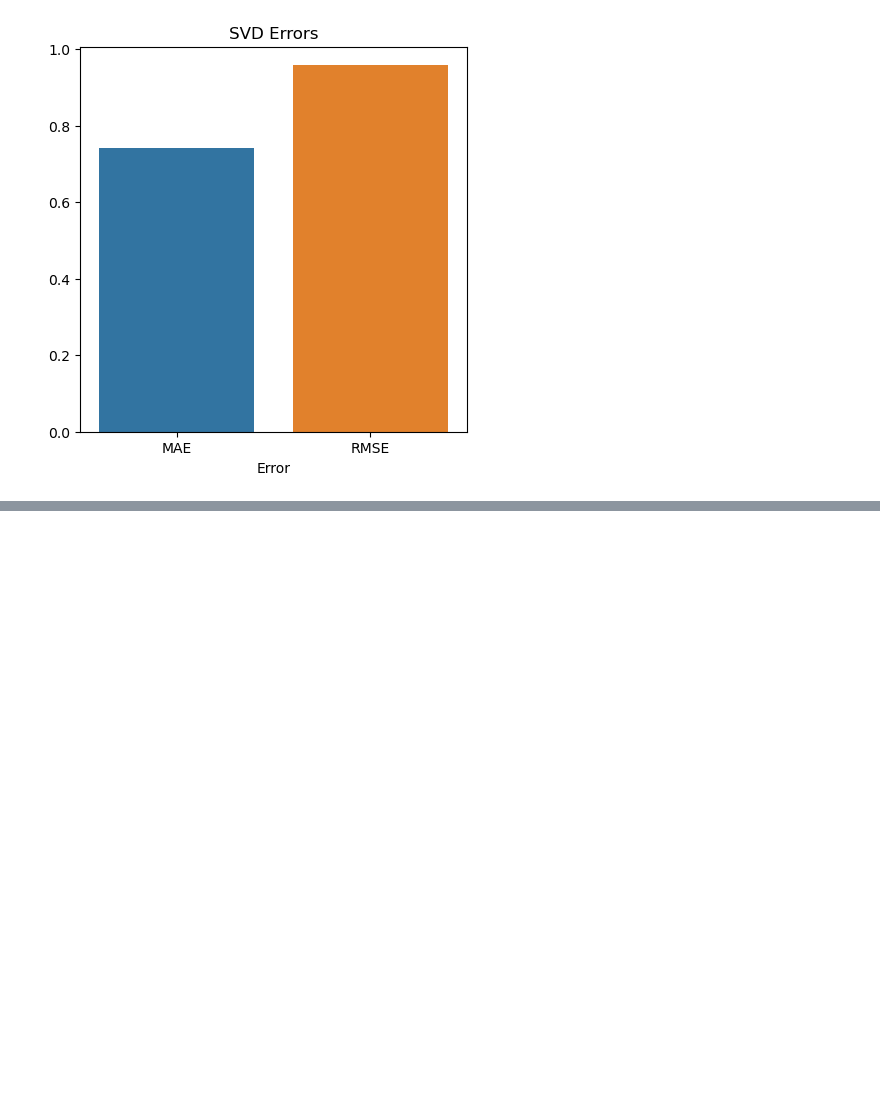
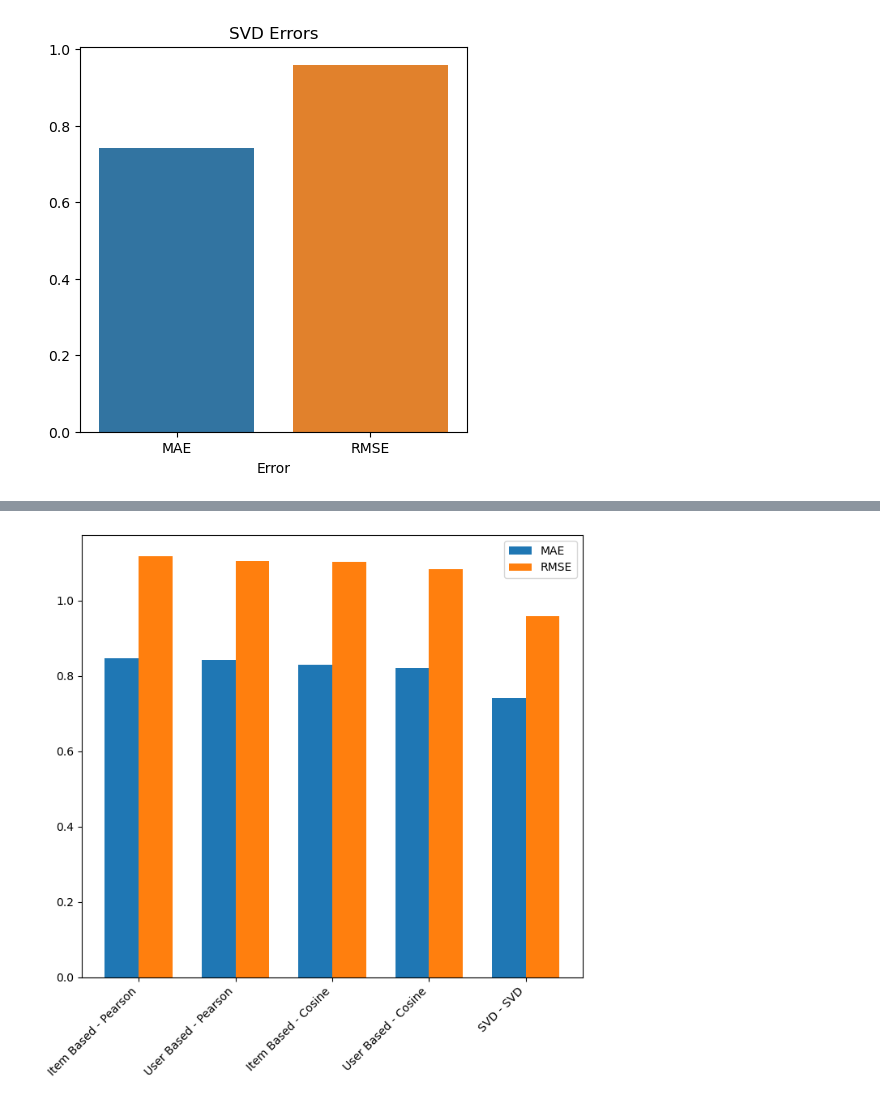
Before and after one commit to moderyg1/CSIT557-Recommendation-System, a Jupyter notebook: notebooks/comparisons.ipynb, the cells around one changed output, grey strips where cells are left out. Saved outputs shown, nothing was run; the diff lists cells and outputs as text; code cells hidden in the pictures; blank space fills up the shorter version.

```diff
--- a/notebooks/comparisons.ipynb
+++ b/notebooks/comparisons.ipynb
@@ -53,0 +66,3 @@ svd
+# %%
+df_all = df_all.reset_index(drop=True).sort_values("MAE", ascending=False)
+df_all
@@ -53,0 +76,19 @@ svd
+# %%
+import numpy as np
+
+plt.figure(figsize=(7,7))
+
+x = np.arange(len(df_all))
+width = 0.35
+
+plt.bar(x - width/2, df_all["MAE"], width, label="MAE")
+plt.bar(x + width/2, df_all["RMSE"], width, label="RMSE")
+
+labels = df_all["Model"] + " - " + df_all["Method"]
+plt.xticks(x, labels, rotation=45, ha="right")
+
+plt.legend()
+plt.tight_layout()
+plt.show()
+# %% [output]
+[figure, added]
```
Also changed, not shown: parts of 3 cells of this notebook, 2 other files.
